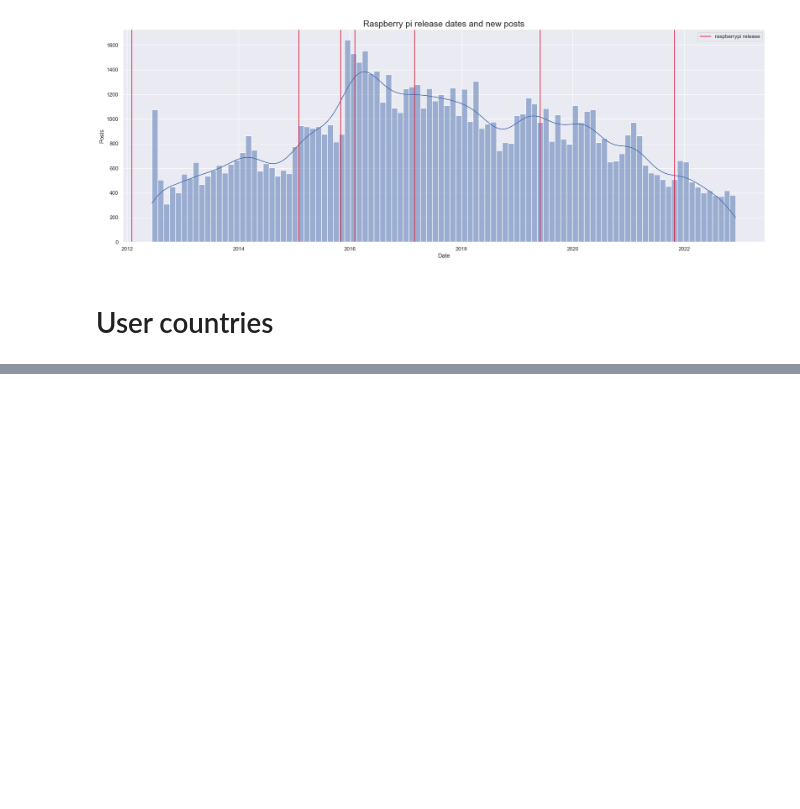
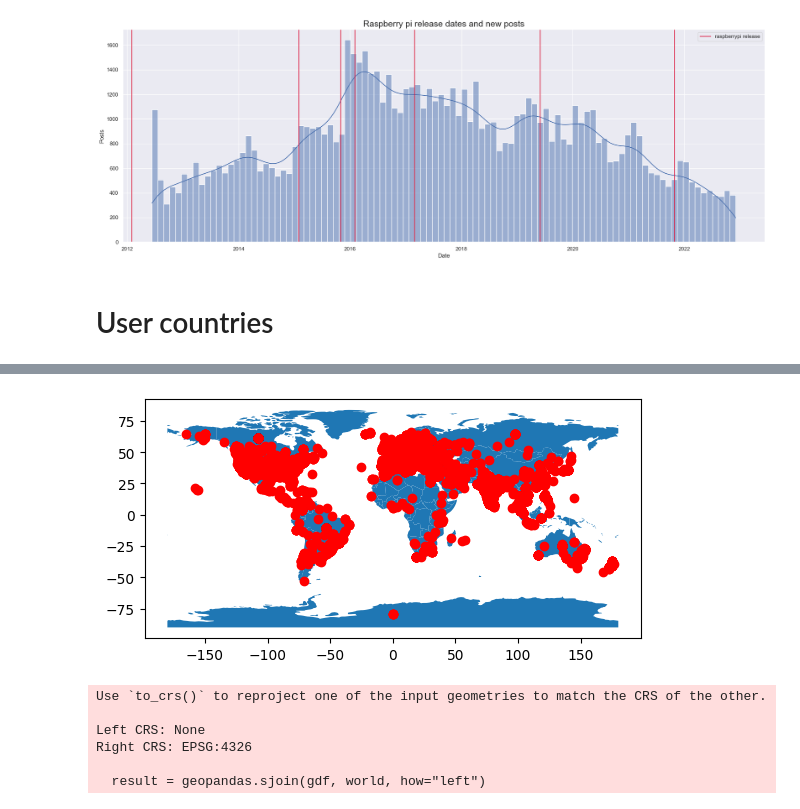
Before and after one commit to jswistak/DPRPy, a Jupyter notebook: notebook.ipynb, the cells around one changed output, grey strips where cells are left out. Saved outputs shown, nothing was run; the diff lists cells and outputs as text; code cells hidden in the pictures; blank space fills up the shorter version.

```diff
--- a/notebook.ipynb
+++ b/notebook.ipynb
@@ -195,18 +214,19 @@ plt.show()
 # %% [markdown]
 # User countries
 # %%
-x = rpi_users[pd.isna(rpi_users['Location'] ) == False]
+#Take sample of 10000 users with location
+x = rpi_users[pd.isna(rpi_users['Location'] ) == False].sample(10000)
 import random
 from geopy.geocoders import Nominatim
-geolocator = Nominatim(user_agent="aba")
+geolocator = Nominatim(user_agent="find_location")
 
 
-def stringToCountry(address):
+def string_to_location(address):
     try:
         location = geolocator.geocode(address, language = 'en')
-        return location.raw['display_name'].split(',')[-1].lstrip()
+        return location.latitude, location.longitude
     except:
-        return None
+        return None, None
 
 location = list(x['Location'])
 random.shuffle(location)
@@ -242,0 +248,2 @@ with open('user_countries', 'rb') as f:
+# %%
+x['Country_Data']  = x['Location'].apply(string_to_location)
@@ -263,0 +283,2 @@ countries.plot()
+# %%
+gdf = geopandas.GeoDataFrame(x, geometry=geopandas.points_from_xy(x['Country_Data'].apply(lambda x: x[1]), x['Country_Data'].apply(lambda x: x[0])))
@@ -263,0 +294,16 @@ countries.plot()
+# %%
+world = geopandas.read_file(geopandas.datasets.get_path('naturalearth_lowres'))
+gdf.plot(ax=world.plot(), color='red')
+#Users by their given location on the Raspberry Pi Stack Exchange site
+plt.show()
+# %% [output]
+[figure, added]
+# %%
+result = geopandas.sjoin(gdf, world, how="left")
+# %% [output]
+Use `to_crs()` to reproject one of the input geometries to match the CRS of the other.
+
+Left CRS: None
+Right CRS: EPSG:4326
+
+  result = geopandas.sjoin(gdf, world, how="left")
```
Also changed, not shown: parts of 25 cells of this notebook, 2 other files.
